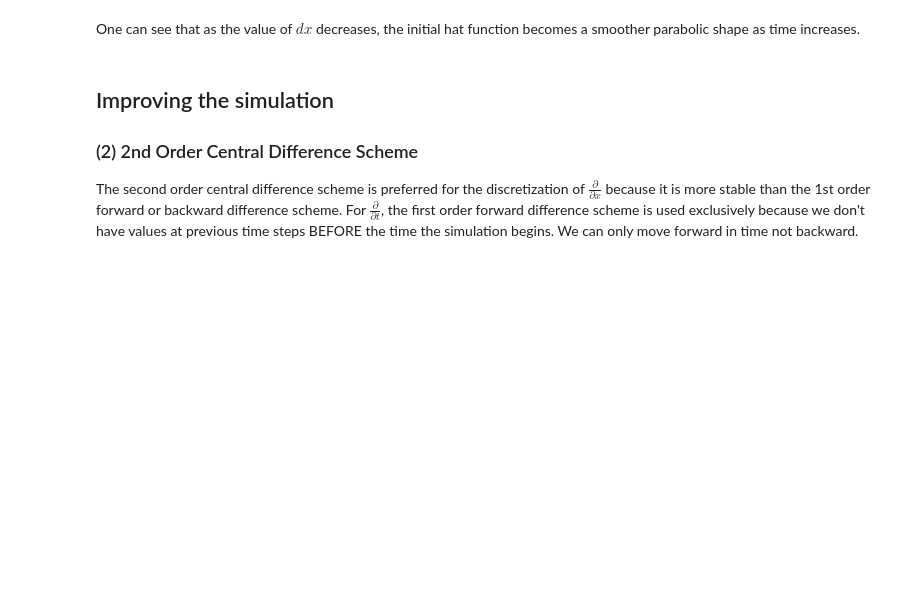
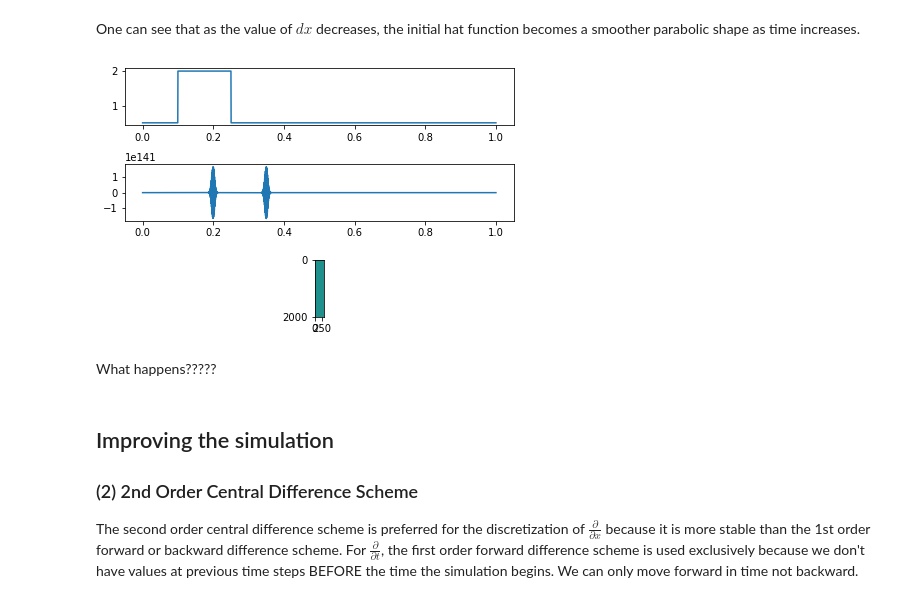
Before and after one commit to yyhyan100/myCFD_tutorial, a Jupyter notebook: topic3_1Dsimple.ipynb, the cells around one changed output. Cells and saved outputs as stored; diff of their text form; code cells hidden in the pictures; blank space fills up the shorter version.

```diff
--- a/topic3_1Dsimple.ipynb
+++ b/topic3_1Dsimple.ipynb
@@ -94,7 +94,7 @@ import matplotlib.pyplot as plt
 def convection_eq_1st(total_distance,total_time, c,dx,dt):
     nx = int(total_distance/dx)+1   #number of grid points in the 1d domain
     nt = int(total_time/dt)   # total time steps, total time is nt*dt
-    x=np.linspace(0,1,nx)
+    x=np.linspace(0,total_distance,nx)
     u=np.empty((nt,nx),dtype= np.float64)
     u[:,0]=0.5  # boundary condition at x=0 (why the bc at x=1 is not needed?)
     u[0,:]=0.5
@@ -108,7 +108,7 @@ def convection_eq_1st(total_distance,total_time, c,dx,dt):
     plt.subplot(3,1,1)
     plt.plot(x, u[0,:]) # plot the initial condition
     plt.subplot(3,1,2)
-    plt.plot(x,u[n-1,:]) # plot the solution at t=nt*dt
+    plt.plot(x,u[nt-1,:]) # plot the solution at t=nt*dt
     plt.subplot(3,1,3)
     plt.imshow(u.transpose())
     plt.tight_layout()
@@ -133,6 +133,13 @@ convection_eq_1st(1.0,0.3,1.0,0.01,0.001)
 [figure]
 # %% [markdown]
 One can see that as the value of $dx$ decreases, the initial hat function becomes a smoother parabolic shape as time increases.
+# %%
+#further decreasing dx
+convection_eq_1st(1.0,0.3,1.0,0.0005,0.001)    # now let's make dx to be much smaller, even smaller than dt
+# %% [output]
+[figure, added]
+# %% [markdown]
+What happens?????
 # %% [markdown]
 ## Improving the simulation
 ### (2) 2nd Order Central Difference Scheme
```
Also changed, not shown: parts of 6 cells of this notebook.
